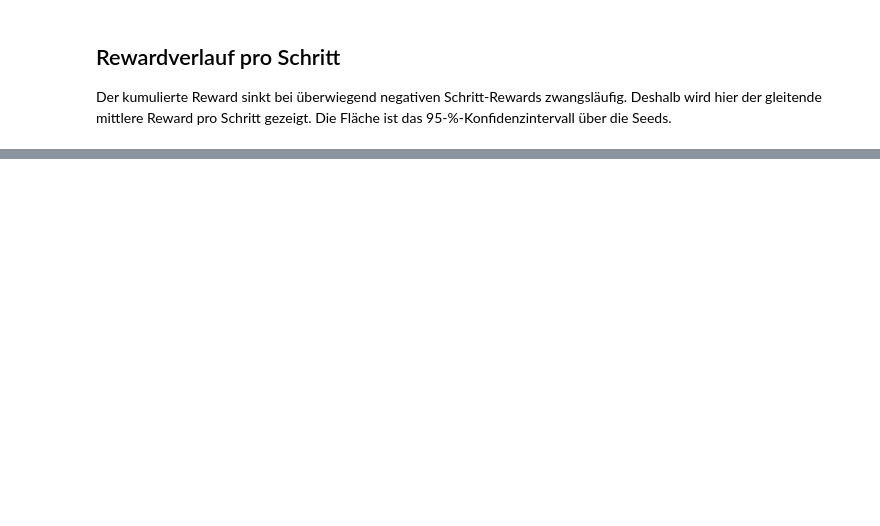
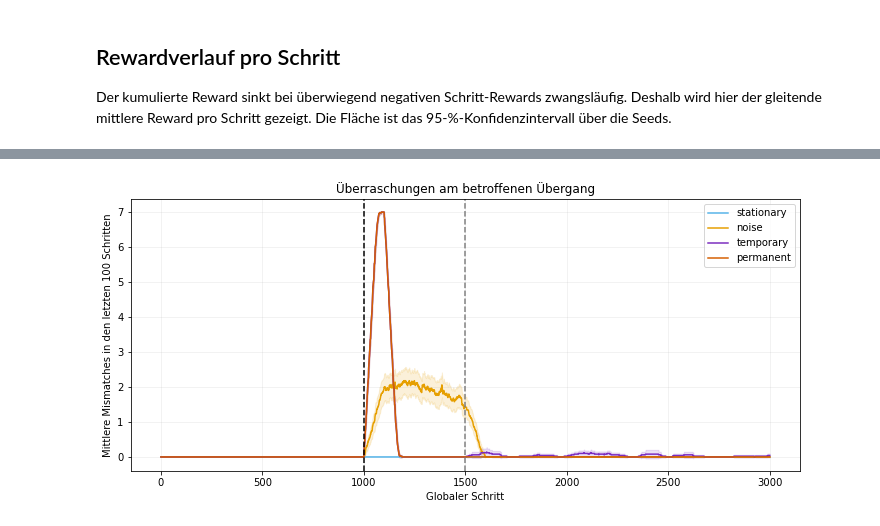
Before and after one commit to MerlinRoechert/structural-change-dyna-q, a Jupyter notebook: analysis/notebook/experiment_analysis.ipynb, the cells around one changed output, grey strips where cells are left out. Cells and saved outputs as stored; diff of their text form; code cells hidden in the pictures; blank space fills up the shorter version.

```diff
--- a/analysis/notebook/experiment_analysis.ipynb
+++ b/analysis/notebook/experiment_analysis.ipynb
@@ -435,0 +518,44 @@ Für die finale Bewertung sollten pro Konfiguration alle 20 Seeds abgeschlossen
+# %%
+mismatch_curve = (
+    mechanism_timeline.groupby(
+        ["world_behavior", "global_step"]
+    )["mismatches_in_window"]
+    .agg(["mean", "std", "count"])
+    .reset_index()
+)
+mismatch_curve["ci"] = (
+    CONFIDENCE_Z
+    * mismatch_curve["std"].fillna(0.0)
+    / np.sqrt(mismatch_curve["count"])
+)
+
+figure, axis = plt.subplots(figsize=(12, 5))
+
+for behavior in MECHANISM_BEHAVIORS:
+    curve = mismatch_curve.loc[
+        mismatch_curve["world_behavior"].eq(behavior)
+    ]
+    x = curve["global_step"].to_numpy()
+    mean = curve["mean"].to_numpy()
+    ci = curve["ci"].to_numpy()
+    color = BEHAVIOR_COLORS[behavior]
+    axis.plot(x, mean, color=color, label=behavior)
+    axis.fill_between(
+        x, mean - ci, mean + ci, color=color, alpha=0.15
+    )
+
+axis.axvline(1000, color="black", linestyle="--")
+axis.axvline(1500, color="grey", linestyle="--")
+axis.set(
+    title="Überraschungen am betroffenen Übergang",
+    xlabel="Globaler Schritt",
+    ylabel=(
+        f"Mittlere Mismatches in den letzten {MISMATCH_WINDOW} "
+        "Schritten"
+    ),
+)
+axis.legend()
+axis.grid(alpha=0.2)
+plt.show()
+# %% [output]
+[figure, added]
```
Also changed, not shown: parts of 17 cells of this notebook, 17 other files.
